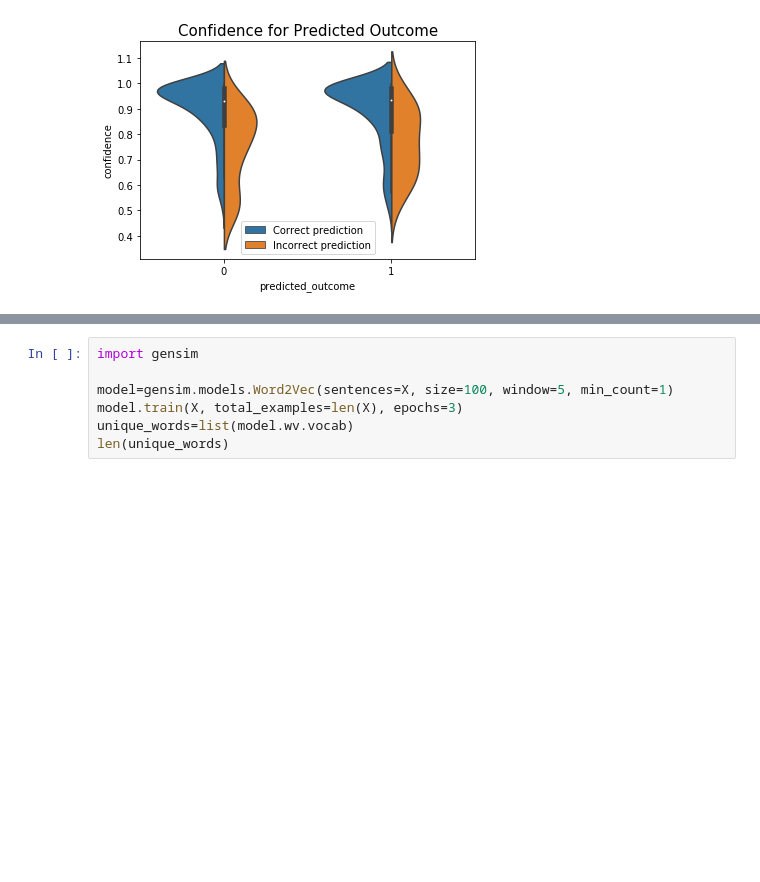
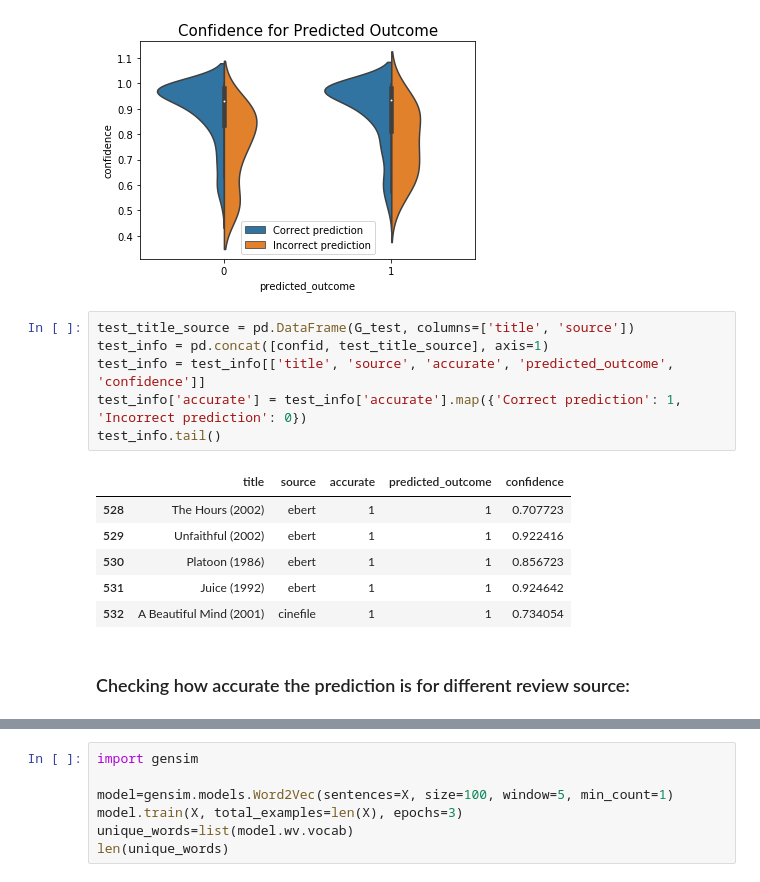
Before and after one commit to gabaslava/imdb, a Jupyter notebook: 22_Part_II_text_analysis.ipynb, the cells around one changed output, grey strips where cells are left out. Saved outputs shown, nothing was run; the diff lists cells and outputs as text; blank space fills up the shorter version.

```diff
--- a/22_Part_II_text_analysis.ipynb
+++ b/22_Part_II_text_analysis.ipynb
@@ -269,3 +269,18 @@ p.legend(loc='lower center')
 plt.title('Confidence for Predicted Outcome', size=15);
 # %% [output]
 [figure]
+# %%
+test_title_source = pd.DataFrame(G_test, columns=['title', 'source'])
+test_info = pd.concat([confid, test_title_source], axis=1)
+test_info = test_info[['title', 'source', 'accurate', 'predicted_outcome', 'confidence']]
+test_info['accurate'] = test_info['accurate'].map({'Correct prediction': 1, 'Incorrect prediction': 0})
+test_info.tail()
+# %% [output]
+|  | title | source | accurate | predicted_outcome | confidence |
+| 528 | The Hours (2002) | ebert | 1 | 1 | 0.707723 |
+| 529 | Unfaithful (2002) | ebert | 1 | 1 | 0.922416 |
+| 530 | Platoon (1986) | ebert | 1 | 1 | 0.856723 |
+| 531 | Juice (1992) | ebert | 1 | 1 | 0.924642 |
+| 532 | A Beautiful Mind (2001) | cinefile | 1 | 1 | 0.734054 |
+# %% [markdown]
+### Checking how accurate the prediction is for different review source:
```
Also changed, not shown: parts of 4 cells of this notebook.
